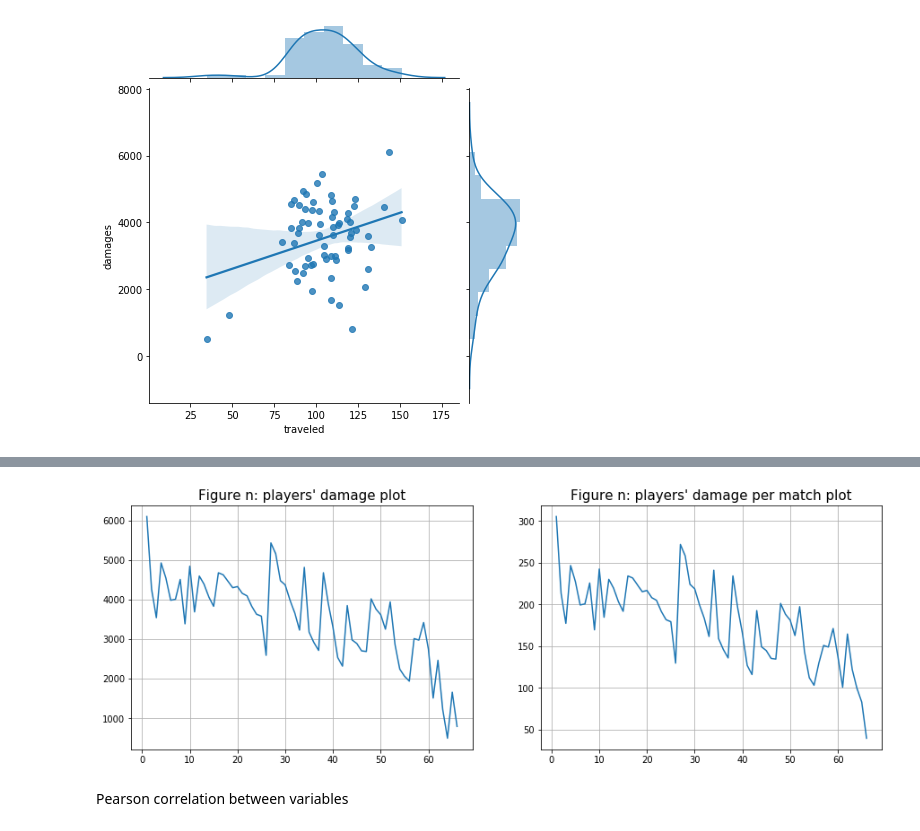
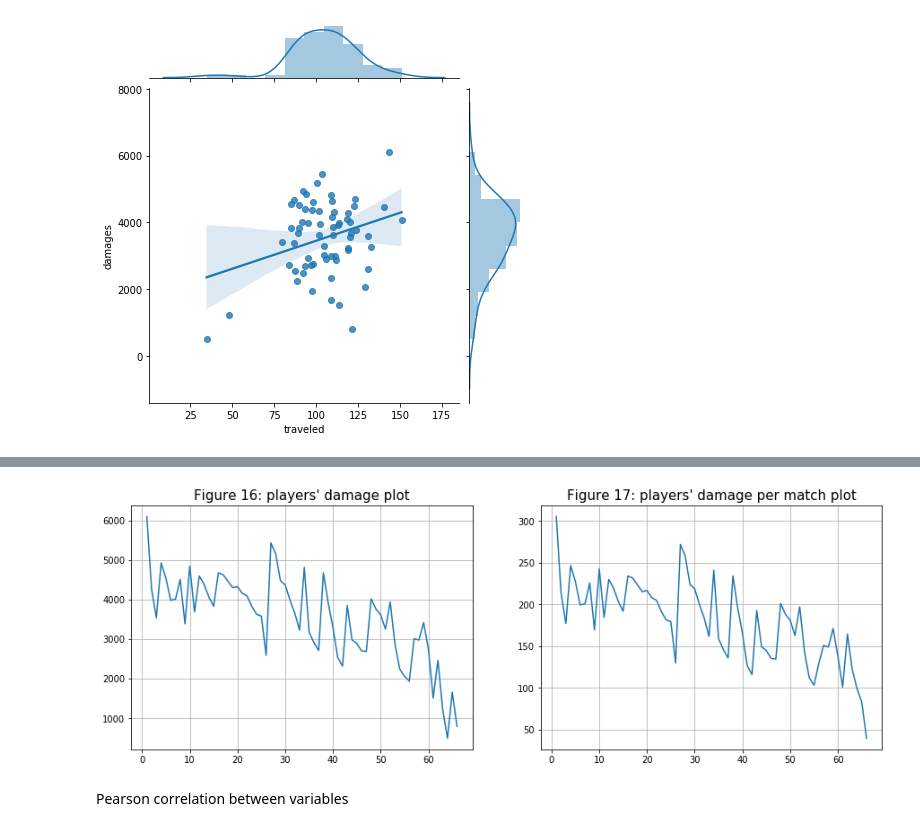
Before and after one commit to chilam27/PUBG_Player_Role_Analysis, a Jupyter notebook: P05_EDA.ipynb, the cells around one changed output, grey strips where cells are left out. Cells and saved outputs as stored; diff of their text form; code cells hidden in the pictures.

```diff
--- a/P05_EDA.ipynb
+++ b/P05_EDA.ipynb
@@ -181,17 +169,17 @@ plt.grid()
 # %%
 #Damages vs. damage_per_match
 plt.figure(figsize=(15, 5))
 plt.subplot(121)
 plt.plot(df_player['rank'], df_player.damages)
-plt.title("Figure n: players' damage plot", size = 15)
+plt.title("Figure 16: players' damage plot", size = 15)
 plt.grid()
 
 plt.subplot(122)
 plt.plot(df_player['rank'], df_player.damages_per_match)
-plt.title("Figure n: players' damage per match plot", size = 15)
+plt.title("Figure 17: players' damage per match plot", size = 15)
 plt.grid()
 # %% [output]
-[figure, old version]
+[figure, new version]
 # %% [markdown]
 Pearson correlation between variables
 # %%
```
Also changed, not shown: parts of 18 cells of this notebook, 26 other files.
